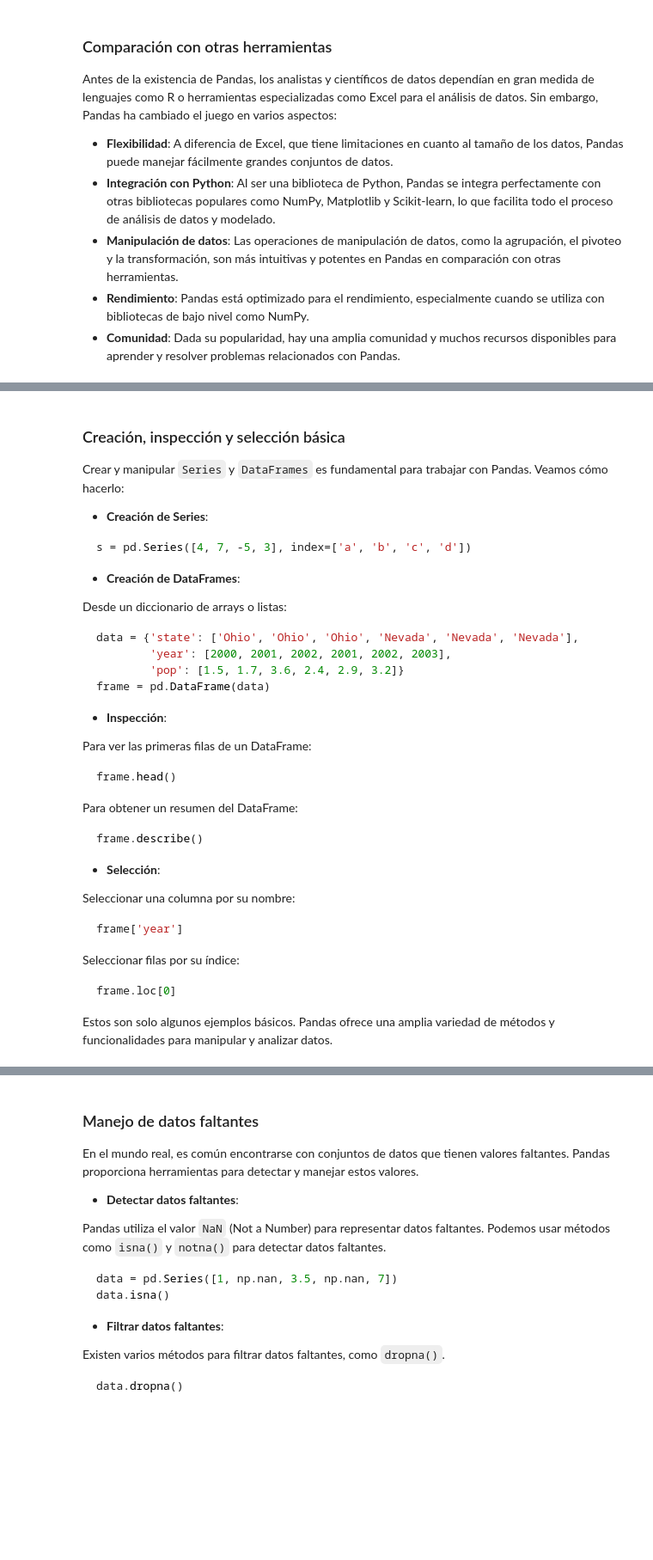
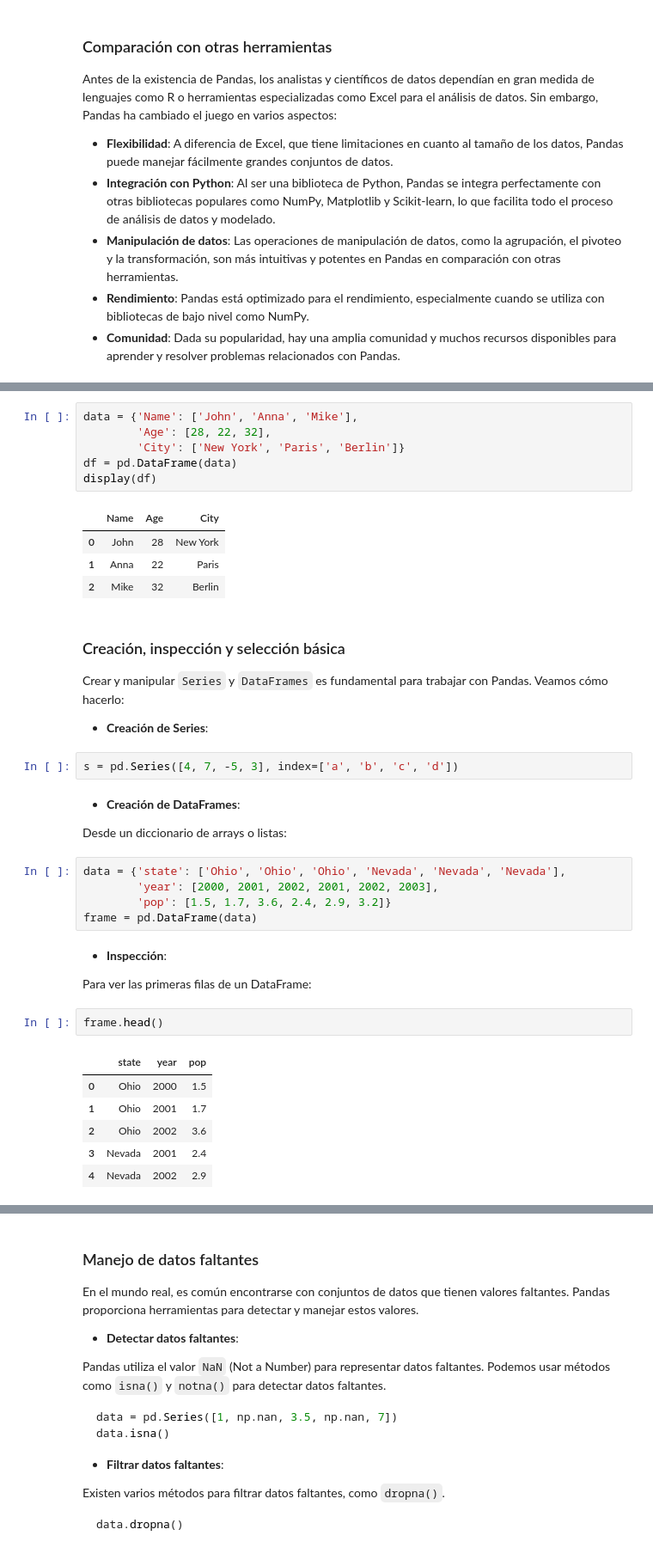
Before and after one commit to K3nnyZY/Python_class, a Jupyter notebook: Pandas/Curso_Pandas_Python.ipynb, the cells around one changed output, grey strips where cells are left out. Shown at 86% size. Drawn from its saved outputs; the diff is of its cells as text; blank space fills up the shorter version.

````diff
--- a/Pandas/Curso_Avanzado_Pandas_Python_Sec_1_2.ipynb
+++ b/Pandas/Curso_Pandas_Python.ipynb
@@ -59,51 +57,41 @@ print(df)
+# %%
+data = {'Name': ['John', 'Anna', 'Mike'],
+        'Age': [28, 22, 32],
+        'City': ['New York', 'Paris', 'Berlin']}
+df = pd.DataFrame(data)
+display(df)
+# %% [output]
+|  | Name | Age | City |
+| 0 | John | 28 | New York |
+| 1 | Anna | 22 | Paris |
+| 2 | Mike | 32 | Berlin |
 # %% [markdown]
 ### Creación, inspección y selección básica
 
 Crear y manipular `Series` y `DataFrames` es fundamental para trabajar con Pandas. Veamos cómo hacerlo:
 
 - **Creación de Series**:
-
-```python
-s = pd.Series([4, 7, -5, 3], index=['a', 'b', 'c', 'd'])
-```
-
-- **Creación de DataFrames**:
-
-Desde un diccionario de arrays o listas:
-
-```python
-data = {'state': ['Ohio', 'Ohio', 'Ohio', 'Nevada', 'Nevada', 'Nevada'],
-        'year': [2000, 2001, 2002, 2001, 2002, 2003],
-        'pop': [1.5, 1.7, 3.6, 2.4, 2.9, 3.2]}
-frame = pd.DataFrame(data)
-```
-
-- **Inspección**:
-
-Para ver las primeras filas de un DataFrame:
-
-```python
-frame.head()
-```
-
-Para obtener un resumen del DataFrame:
-
-```python
-frame.describe()
-```
-
-- **Selección**:
-
-Seleccionar una columna por su nombre:
-
-```python
-frame['year']
-```
-
-Seleccionar filas por su índice:
-
-```python
-frame.loc[0]
-```
-
-Estos son solo algunos ejemplos básicos. Pandas ofrece una amplia variedad de métodos y funcionalidades para manipular y analizar datos.
+# %%
+s = pd.Series([4, 7, -5, 3], index=['a', 'b', 'c', 'd'])
+# %% [markdown]
+- **Creación de DataFrames**:
+
+Desde un diccionario de arrays o listas:
+# %%
+data = {'state': ['Ohio', 'Ohio', 'Ohio', 'Nevada', 'Nevada', 'Nevada'],
+        'year': [2000, 2001, 2002, 2001, 2002, 2003],
+        'pop': [1.5, 1.7, 3.6, 2.4, 2.9, 3.2]}
+frame = pd.DataFrame(data)
+# %% [markdown]
+- **Inspección**:
+
+Para ver las primeras filas de un DataFrame:
+# %%
+frame.head()
+# %% [output]
+|  | state | year | pop |
+| 0 | Ohio | 2000 | 1.5 |
+| 1 | Ohio | 2001 | 1.7 |
+| 2 | Ohio | 2002 | 3.6 |
+| 3 | Nevada | 2001 | 2.4 |
+| 4 | Nevada | 2002 | 2.9 |
````
Also changed, not shown: parts of 12 cells of this notebook, 5 other files.
